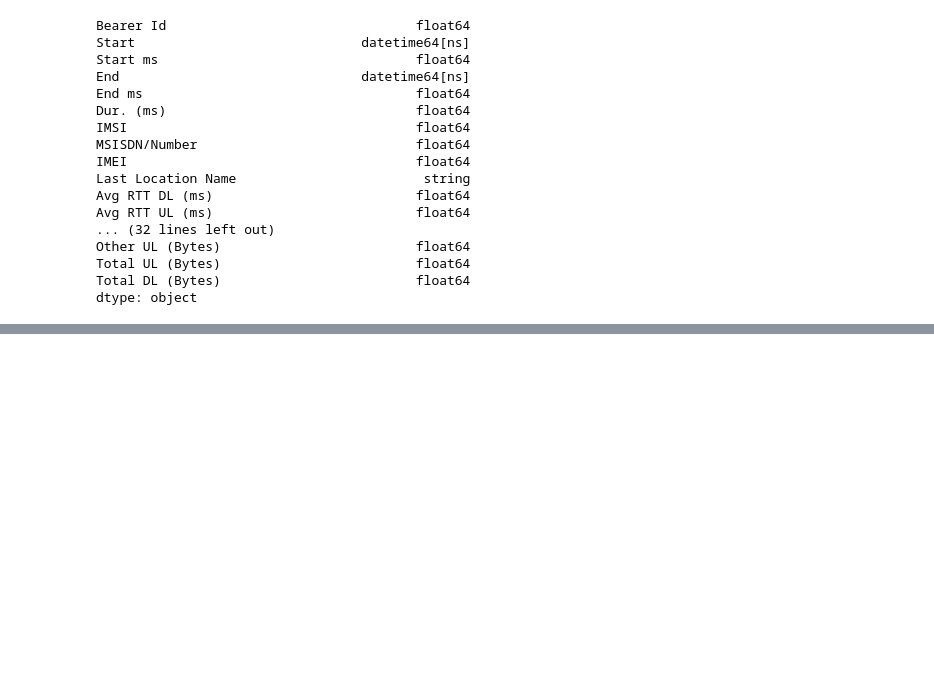
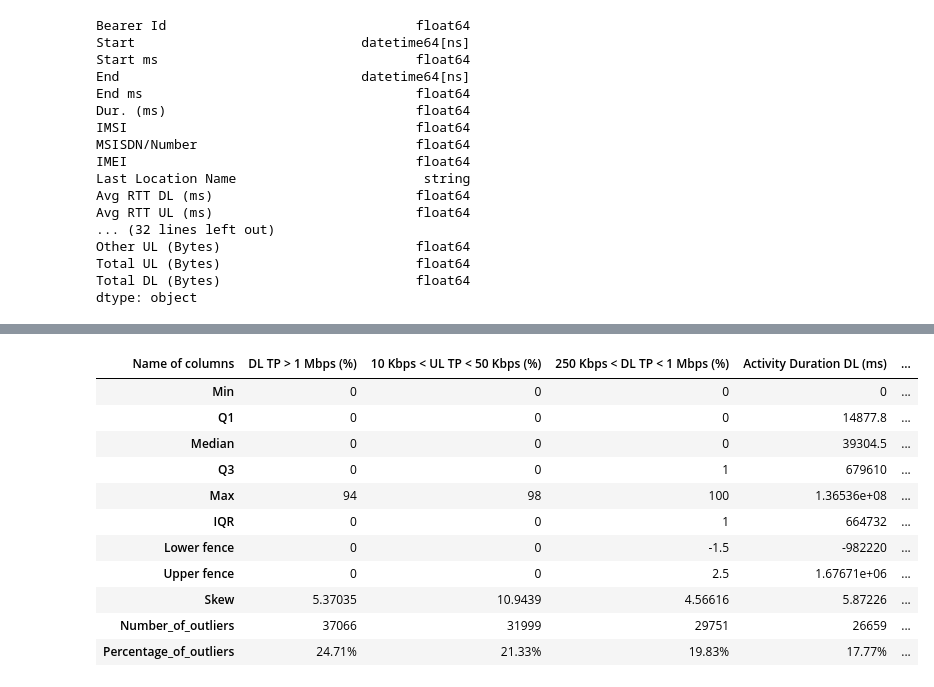
Before and after one commit to Danu-B/Telecom_Industry_User_Analytic, a Jupyter notebook: notebooks/Preprocessing_and_overview..ipynb, the cells around one changed output, grey strips where cells are left out. Cells and saved outputs as stored; diff of their text form; code cells hidden in the pictures; blank space fills up the shorter version.

```diff
--- a/notebooks/Preprocessing_and_overview..ipynb
+++ b/notebooks/Preprocessing_and_overview..ipynb
@@ -457,0 +560,15 @@ db.head()
+# %%
+Outlier.getOverview(columns)
+# %% [output]
+| Name of columns | DL TP > 1 Mbps (%) | 10 Kbps < UL TP < 50 Kbps (%) | 250 Kbps < DL TP < 1 Mbps (%) | Activity Duration DL (ms) | ... |
+| Min | 0 | 0 | 0 | 0 | ... |
+| Q1 | 0 | 0 | 0 | 14877.8 | ... |
+| Median | 0 | 0 | 0 | 39304.5 | ... |
+| Q3 | 0 | 0 | 1 | 679610 | ... |
+| Max | 94 | 98 | 100 | 1.36536e+08 | ... |
+| IQR | 0 | 0 | 1 | 664732 | ... |
+| Lower fence | 0 | 0 | -1.5 | -982220 | ... |
+| Upper fence | 0 | 0 | 2.5 | 1.67671e+06 | ... |
+| Skew | 5.37035 | 10.9439 | 4.56616 | 5.87226 | ... |
+| Number_of_outliers | 37066 | 31999 | 29751 | 26659 | ... |
+| Percentage_of_outliers | 24.71% | 21.33% | 19.83% | 17.77% | ... |
```
Also changed, not shown: parts of 22 cells of this notebook, 3 other files.
